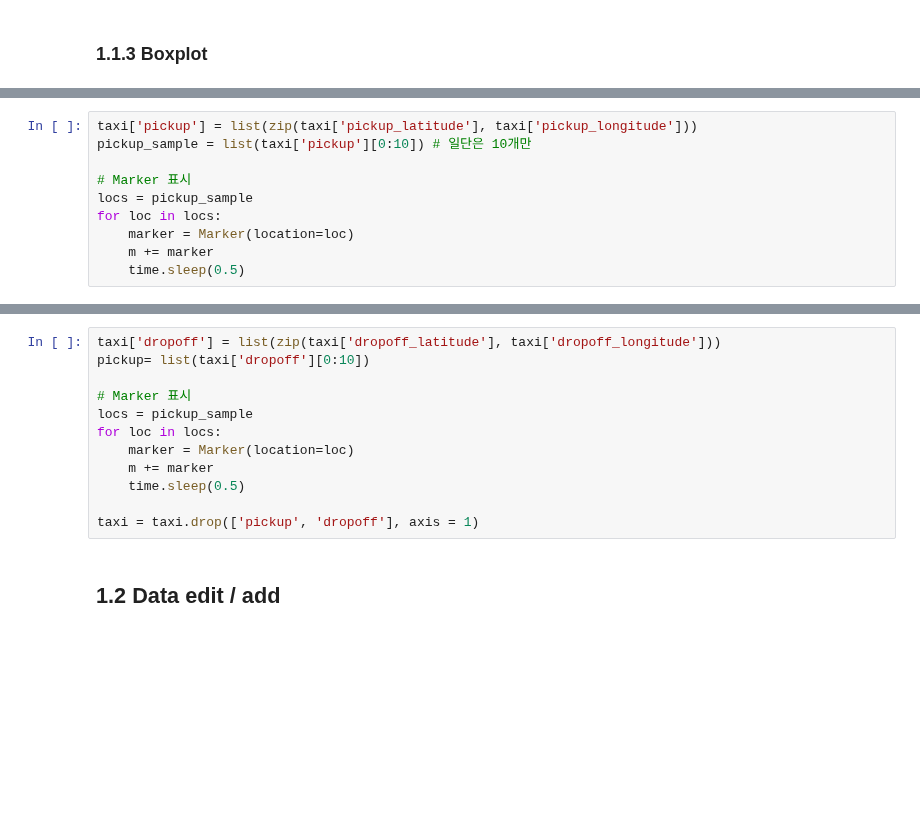
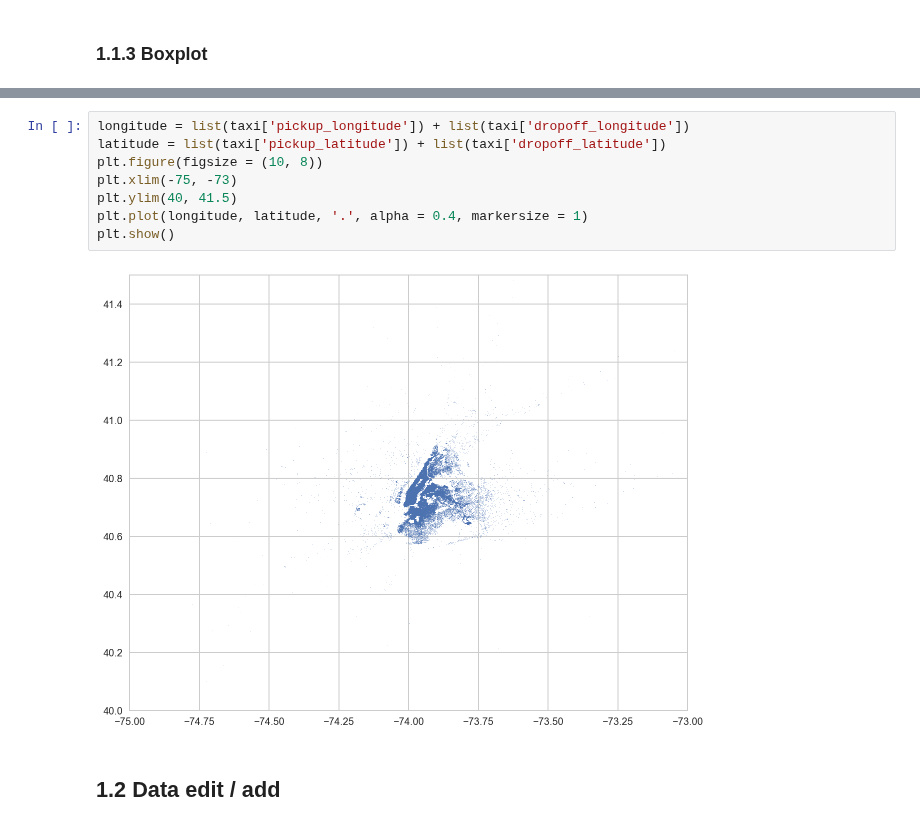
Before and after one commit to Moons08/dss-project-taxi, a Jupyter notebook: project_report.ipynb, the cells around one changed output, grey strips where cells are left out. Drawn from its saved outputs; the diff is of its cells as text; blank space fills up the shorter version.

```diff
--- a/project_report.ipynb
+++ b/project_report.ipynb
@@ -242,10 +228,0 @@ m
-# %%
-taxi['pickup'] = list(zip(taxi['pickup_latitude'], taxi['pickup_longitude']))
-pickup_sample = list(taxi['pickup'][0:10]) # 일단은 10개만
-
-# Marker 표시
-locs = pickup_sample
-for loc in locs:
-    marker = Marker(location=loc)
-    m += marker
-    time.sleep(0.5)
@@ -260,15 +229,13 @@ m
-# %%
-taxi['dropoff'] = list(zip(taxi['dropoff_latitude'], taxi['dropoff_longitude']))
-pickup= list(taxi['dropoff'][0:10])
-
-# Marker 표시
-locs = pickup_sample
-for loc in locs:
-    marker = Marker(location=loc)
-    m += marker
-    time.sleep(0.5)
-
-taxi = taxi.drop(['pickup', 'dropoff'], axis = 1)
+# %%
+longitude = list(taxi['pickup_longitude']) + list(taxi['dropoff_longitude'])
+latitude = list(taxi['pickup_latitude']) + list(taxi['dropoff_latitude'])
+plt.figure(figsize = (10, 8))
+plt.xlim(-75, -73)
+plt.ylim(40, 41.5)
+plt.plot(longitude, latitude, '.', alpha = 0.4, markersize = 1)
+plt.show()
+# %% [output]
+[figure, added]
 # %% [markdown]
 ## 1.2 Data edit / add
 # %% [markdown]
```
Also changed, not shown: parts of 7 cells of this notebook.
